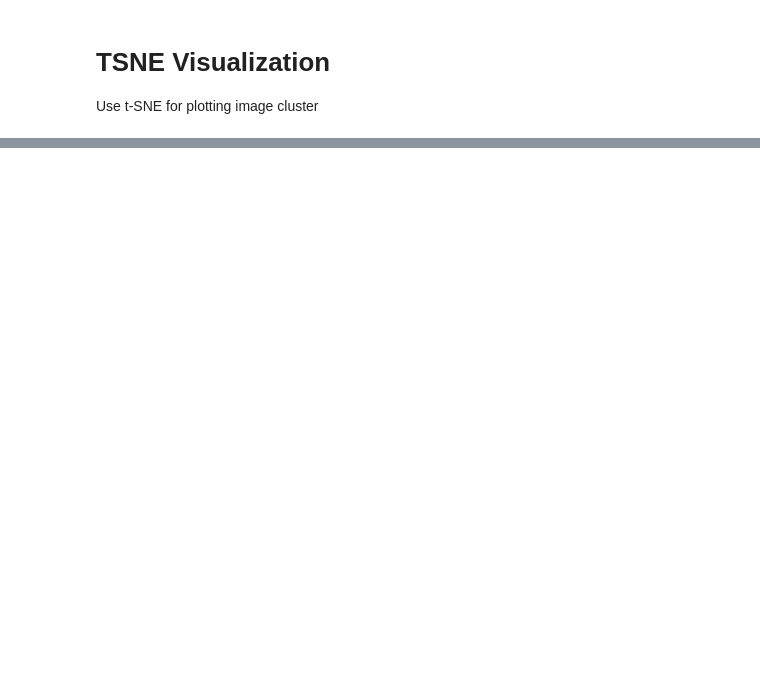
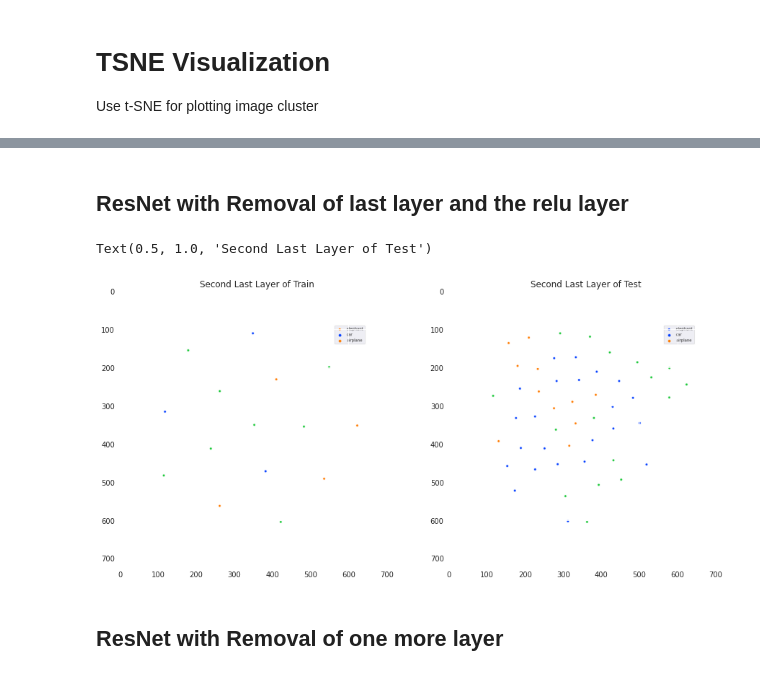
Before and after one commit to haleyhfeng/-cmpe297-special_topics, a Jupyter notebook: HW1/hw1.1-Pytorch_SimCLR.ipynb, the cells around one changed output, grey strips where cells are left out. Cells and saved outputs as stored; diff of their text form; code cells hidden in the pictures; blank space fills up the shorter version.

```diff
--- a/HW1/hw1.1-Pytorch_SimCLR.ipynb
+++ b/HW1/hw1.1-Pytorch_SimCLR.ipynb
@@ -451,0 +460,20 @@ plot_helper(resnet, dataloader_testing_dataset, 'tsne_hidden_test.png')
+# %% [markdown]
+## ResNet with Removal of last layer and the relu layer
+# %%
+resnet.fc = nn.Sequential(*list(resnet.fc.children())[:-2])
+plot_helper(resnet, dataloader_training_dataset, 'tsne_train_second_last_layer.png')
+plot_helper(resnet, dataloader_testing_dataset, 'tsne_test_second_last_layer.png')
+
+image1 = Image.open("/content/tsne_train_second_last_layer.png")
+image2 = Image.open("/content/tsne_test_second_last_layer.png")
+
+fig, axes = plt.subplots(nrows=1, ncols=2, figsize=(15, 15))
+axes[0].imshow(image1)
+axes[0].set_title('Second Last Layer of Train')
+axes[1].imshow(image2)
+axes[1].set_title('Second Last Layer of Test')
+# %% [output]
+Text(0.5, 1.0, 'Second Last Layer of Test')
+[figure, added]
+# %% [markdown]
+## ResNet with Removal of one more layer
```
Also changed, not shown: parts of 17 cells of this notebook, 2 other files.
